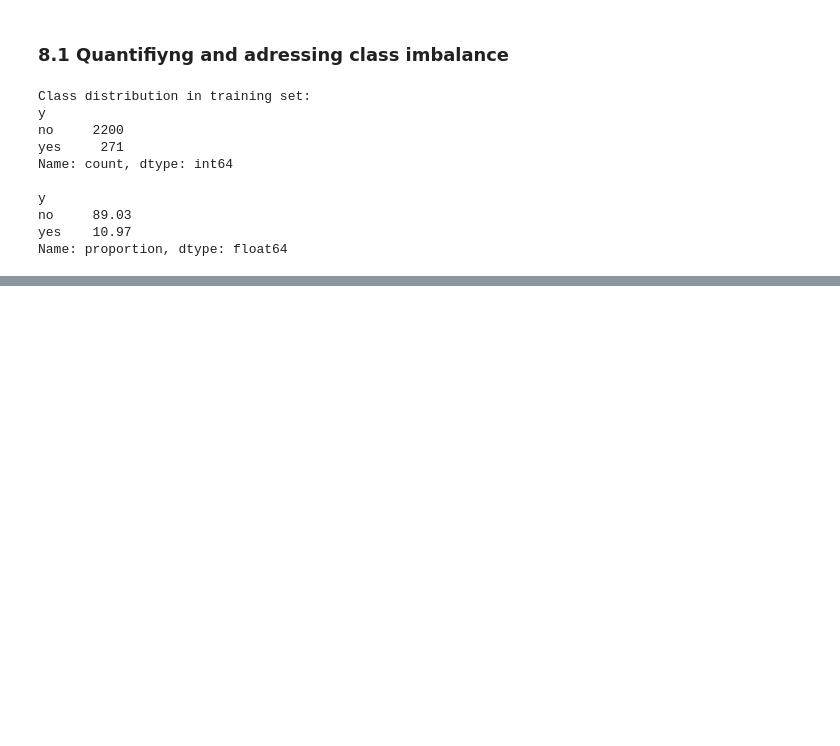
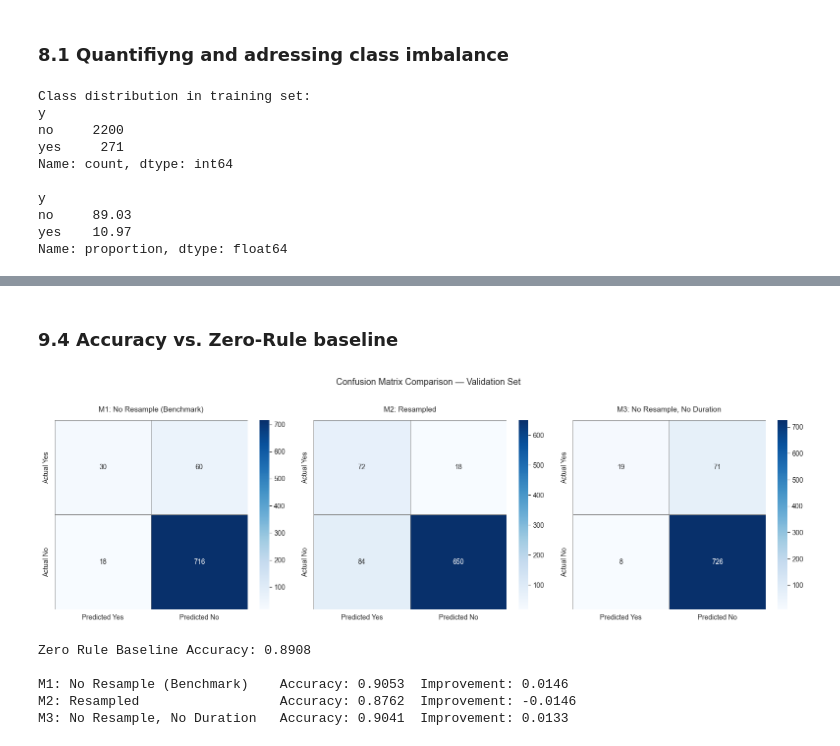
Before and after one commit to earnanderieu2023-pixel/ML_fundamentals_2026, a Jupyter notebook: assignment_1_estelle_arnander.ipynb, the cells around one changed output, grey strips where cells are left out. Saved outputs shown, nothing was run; the diff lists cells and outputs as text; code cells hidden in the pictures; blank space fills up the shorter version.

```diff
--- a/assignment_1_estelle_arnander.ipynb
+++ b/assignment_1_estelle_arnander.ipynb
@@ -740,0 +905,17 @@ plt.show()
+# %%
+cols_to_drop = nom_columns + ord_columns
+
+X_train_final = pd.concat([
+    X_train_scaled.drop(columns=cols_to_drop).reset_index(drop=True),
+    pd.DataFrame(X_train_ord_enc, columns=ord_columns),
+    pd.DataFrame(X_train_nom_enc, columns=ohe.get_feature_names_out(nom_columns))
+], axis=1)
+
+X_val_final = pd.concat([
+    X_val_scaled.drop(columns=cols_to_drop).reset_index(drop=True),
+    pd.DataFrame(X_val_ord_enc, columns=ord_columns),
+    pd.DataFrame(X_val_nom_enc, columns=ohe.get_feature_names_out(nom_columns))
+], axis=1)
+
+print(f'X_train_final shape: {X_train_final.shape}')
+print(f'X_val_final shape:   {X_val_final.shape}')
@@ -740,0 +1000,39 @@ plt.show()
+# %% [markdown]
+### **9.4 Accuracy vs. Zero-Rule baseline**
+# %%
+
+# --- Zero Rule Baseline ---
+zero_rule_acc = (y_val == 'no').mean()
+
+fig, axes = plt.subplots(1, 3, figsize=(16, 5))
+
+models = [
+    (y_pred_m1, 'M1: No Resample (Benchmark)'),
+    (y_pred_m2, 'M2: Resampled'),
+    (y_pred_m3, 'M3: No Resample, No Duration')
+]
+
+for ax, (y_pred, title) in zip(axes, models):
+    cm = confusion_matrix(y_val, y_pred, labels=['yes', 'no'])
+    sns.heatmap(cm, annot=True, fmt='d', cmap='Blues',
+                xticklabels=['Predicted Yes', 'Predicted No'],
+                yticklabels=['Actual Yes', 'Actual No'],
+                linewidths=0.5, linecolor='gray', ax=ax)
+    ax.set_title(title, fontsize=11, pad=12)
+
+plt.suptitle('Confusion Matrix Comparison — Validation Set', fontsize=13, y=1.02)
+plt.tight_layout()
+plt.show()
+
+# --- Comparison ---
+print(f'Zero Rule Baseline Accuracy: {zero_rule_acc:.4f}\n')
+print(f'M1: No Resample (Benchmark)    Accuracy: {accuracy_score(y_val, y_pred_m1):.4f}  Improvement: {accuracy_score(y_val, y_pred_m1) - zero_rule_acc:.4f}')
+print(f'M2: Resampled                  Accuracy: {accuracy_score(y_val, y_pred_m2):.4f}  Improvement: {accuracy_score(y_val, y_pred_m2) - zero_rule_acc:.4f}')
+print(f'M3: No Resample, No Duration   Accuracy: {accuracy_score(y_val, y_pred_m3):.4f}  Improvement: {accuracy_score(y_val, y_pred_m3) - zero_rule_acc:.4f}')
+# %% [output]
+[figure, added]
+Zero Rule Baseline Accuracy: 0.8908
+
+M1: No Resample (Benchmark)    Accuracy: 0.9053  Improvement: 0.0146
+M2: Resampled                  Accuracy: 0.8762  Improvement: -0.0146
+M3: No Resample, No Duration   Accuracy: 0.9041  Improvement: 0.0133
```
Also changed, not shown: parts of 47 cells of this notebook.
